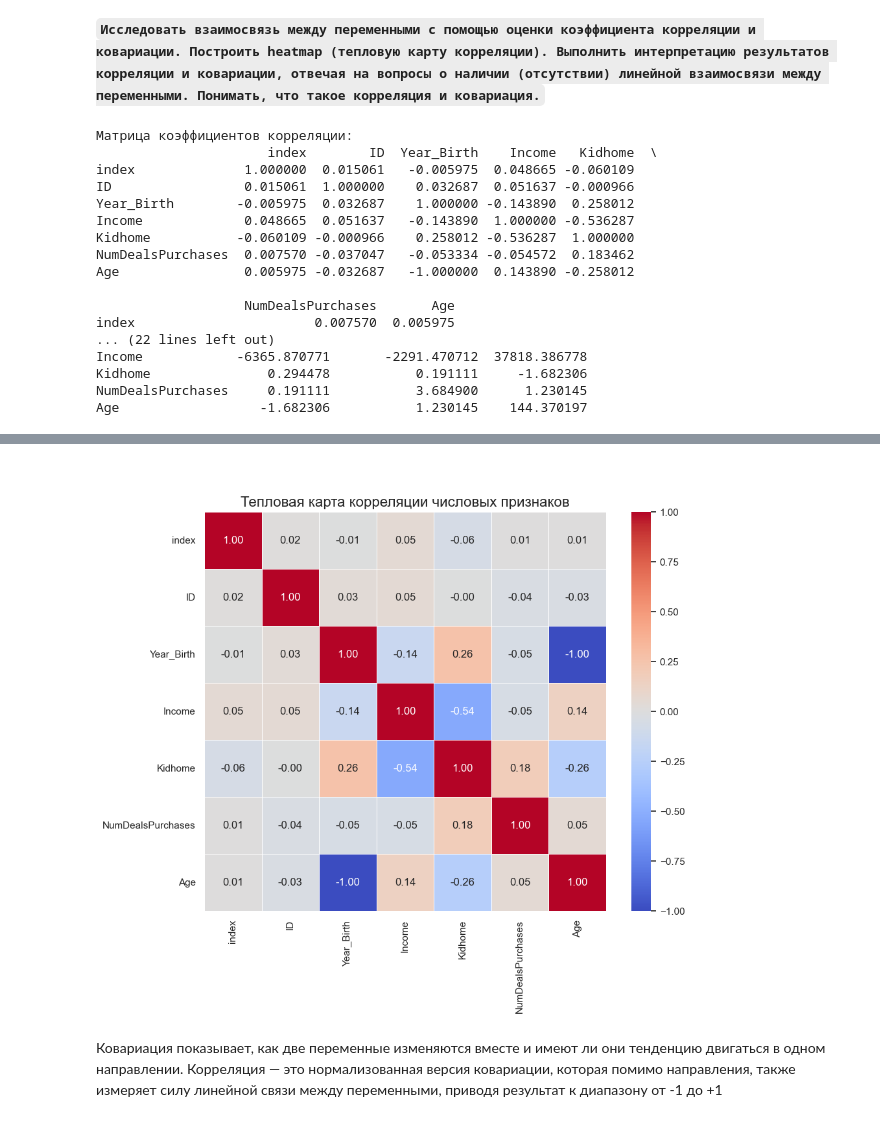
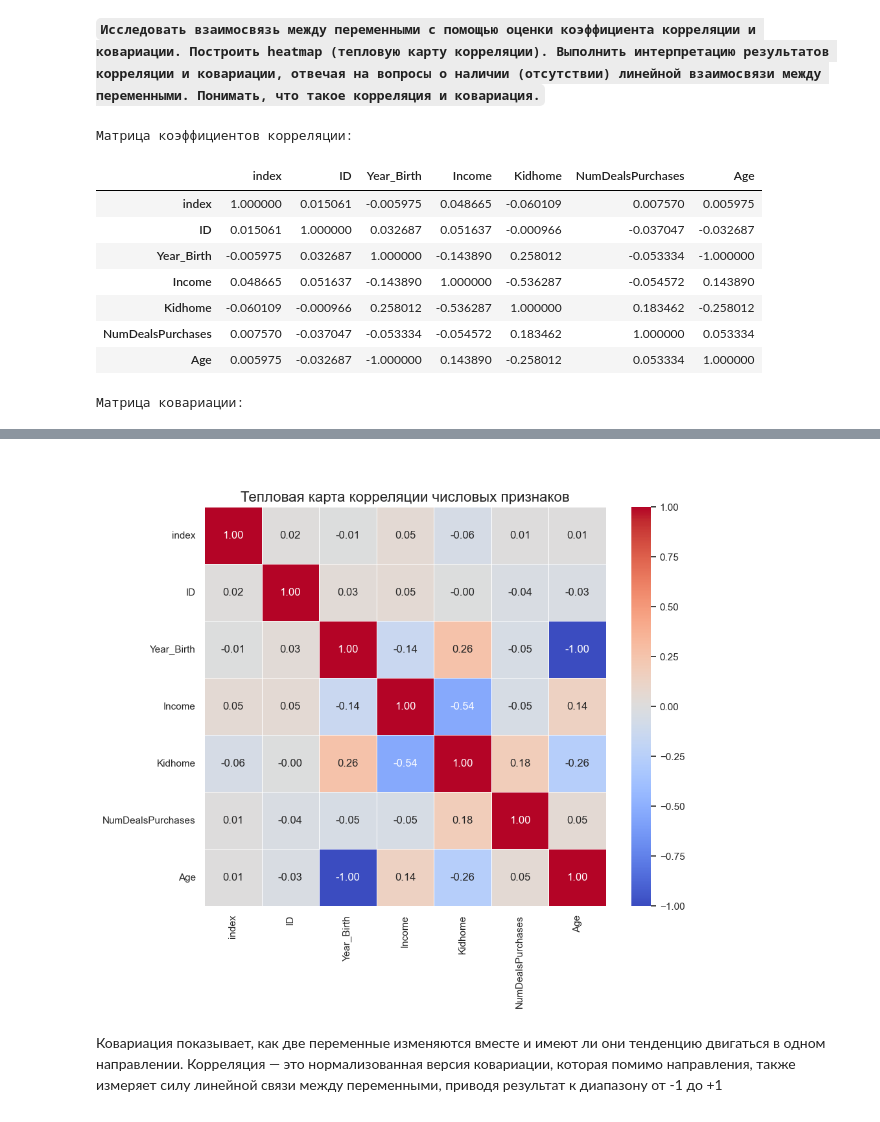
Before and after one commit to NotChelovec/Introduction_to_Data_Analysis, a Jupyter notebook: Lab2/lab2_RyabovDS.ipynb, the cells around one changed output, grey strips where cells are left out. Saved outputs shown, nothing was run; the diff lists cells and outputs as text; code cells hidden in the pictures.

```diff
--- a/Lab2/lab2_RyabovDS.ipynb
+++ b/Lab2/lab2_RyabovDS.ipynb
@@ -153,42 +153,35 @@ for col in df.columns:  # Пробегаемся по всему списку к
 **`Исследовать взаимосвязь между переменными с помощью оценки коэффициента корреляции и ковариации. Построить heatmap (тепловую карту корреляции). Выполнить интерпретацию результатов корреляции и ковариации, отвечая на вопросы о наличии (отсутствии) линейной взаимосвязи между переменными. Понимать, что такое корреляция и ковариация.`**
 # %%
 correlation_matrix = df.corr(numeric_only=True)
-print("Матрица коэффициентов корреляции:")
-print(correlation_matrix)
+display("Матрица коэффициентов корреляции:")
+display(correlation_matrix)
 
 covariance_matrix = df.cov(numeric_only=True)
-print("\n\nМатрица ковариации:")
-print(covariance_matrix)
+display("\n\nМатрица ковариации:")
+display(covariance_matrix)
 
-# Построение Тепловой Карты Корреляции ---
+# Построение Тепловой Карты Корреляции
 
 plt.figure(figsize=(10, 8))
 sns.heatmap(
     correlation_matrix,
-    annot=True,              # Показать численные значения (коэффициенты)
+    annot=True,              # Численные значения (коэффициенты)
     fmt=".2f",               # Формат вывода чисел (до двух знаков после запятой)
     cmap='coolwarm',         # Цветовая схема: красный (+), синий (-)
     linewidths=.5,           # Линии между ячейками
     cbar=True                # Отобразить цветовую шкалу
 )
 
 plt.title('\n\nТепловая карта корреляции числовых признаков', fontsize=16)
 plt.show()
 # %% [output]
 Матрица коэффициентов корреляции:
-                      index        ID  Year_Birth    Income   Kidhome  \
-index              1.000000  0.015061   -0.005975  0.048665 -0.060109
-ID                 0.015061  1.000000    0.032687  0.051637 -0.000966
-Year_Birth        -0.005975  0.032687    1.000000 -0.143890  0.258012
-Income             0.048665  0.051637   -0.143890  1.000000 -0.536287
-Kidhome           -0.060109 -0.000966    0.258012 -0.536287  1.000000
-NumDealsPurchases  0.007570 -0.037047   -0.053334 -0.054572  0.183462
-Age                0.005975 -0.032687   -1.000000  0.143890 -0.258012
-
-                   NumDealsPurchases       Age
-index                       0.007570  0.005975
-... (22 lines left out)
-Income            -6365.870771       -2291.470712  37818.386778
-Kidhome               0.294478           0.191111     -1.682306
-NumDealsPurchases     0.191111           3.684900      1.230145
-Age                  -1.682306           1.230145    144.370197
+|  | index | ID | Year_Birth | Income | Kidhome | NumDealsPurchases | Age |
+| index | 1.000000 | 0.015061 | -0.005975 | 0.048665 | -0.060109 | 0.007570 | 0.005975 |
+| ID | 0.015061 | 1.000000 | 0.032687 | 0.051637 | -0.000966 | -0.037047 | -0.032687 |
+| Year_Birth | -0.005975 | 0.032687 | 1.000000 | -0.143890 | 0.258012 | -0.053334 | -1.000000 |
+| Income | 0.048665 | 0.051637 | -0.143890 | 1.000000 | -0.536287 | -0.054572 | 0.143890 |
+| Kidhome | -0.060109 | -0.000966 | 0.258012 | -0.536287 | 1.000000 | 0.183462 | -0.258012 |
+| NumDealsPurchases | 0.007570 | -0.037047 | -0.053334 | -0.054572 | 0.183462 | 1.000000 | 0.053334 |
+| Age | 0.005975 | -0.032687 | -1.000000 | 0.143890 | -0.258012 | 0.053334 | 1.000000 |
+Матрица ковариации:
```
Also changed, not shown: parts of 4 cells of this notebook.
